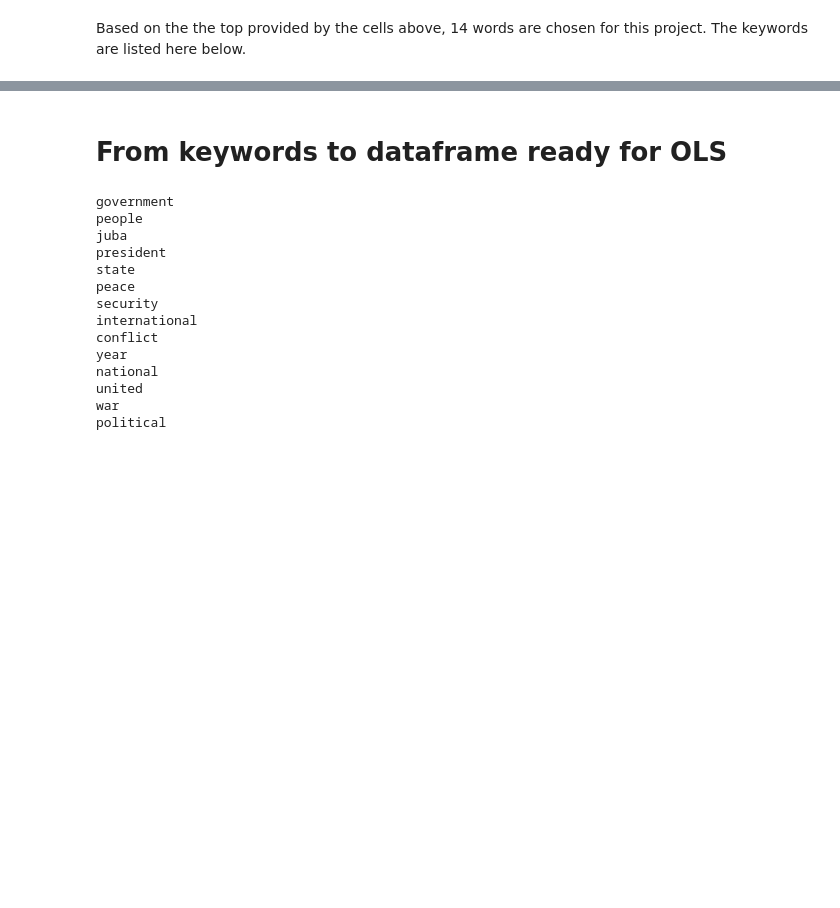
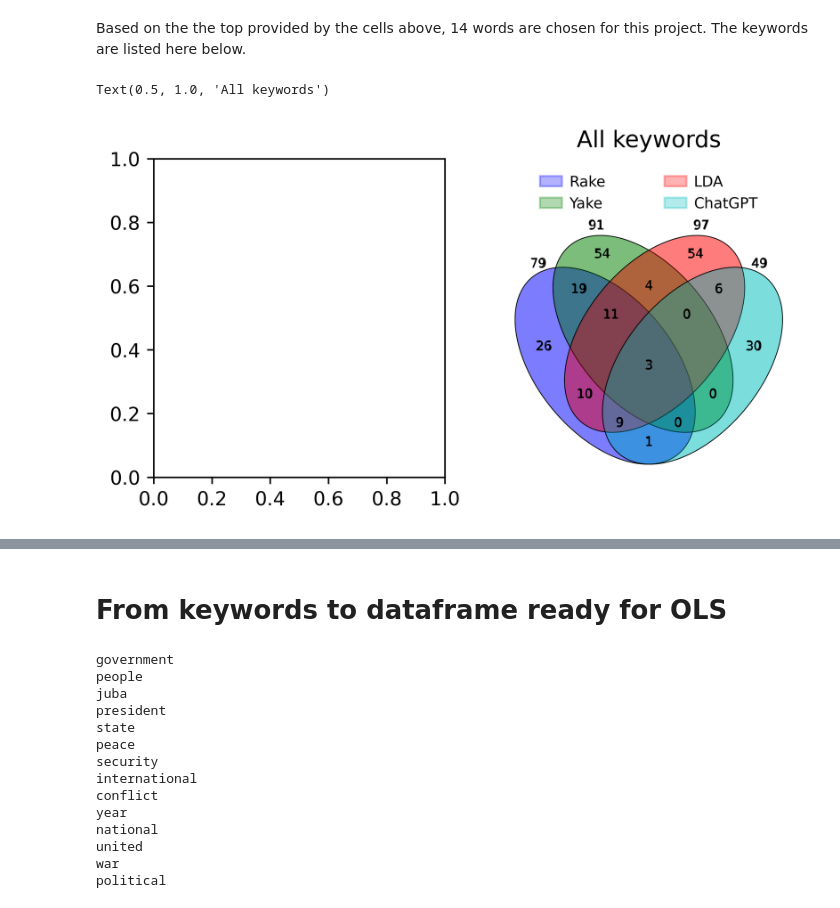
Before and after one commit to GielJW/JBG060-DC3-23-24-public, a Jupyter notebook: topic_modelling.ipynb, the cells around one changed output, grey strips where cells are left out. Saved outputs shown, nothing was run; the diff lists cells and outputs as text; code cells hidden in the pictures; blank space fills up the shorter version.

Commit message:
error analysis and graphs keywords

```diff
--- a/topic_modelling.ipynb
+++ b/topic_modelling.ipynb
@@ -271,0 +477,36 @@ chosen_keywords_yake_summary = ['president', 'jonglei','uganda', 'abyei', 'macha
+# %%
+chosen_keywords_chatgpt = set([x.lower() for x in chosen_keywords_chatgpt])
+chosen_keywords_yake_paragraphs_post2015 = [x.lower() for x in chosen_keywords_yake_paragraphs_post2015]
+chosen_keywords_yake_summary_post2015= [x.lower() for x in chosen_keywords_yake_summary_post2015]
+chosen_keywords_yake_paragraphs_pre2015= [x.lower() for x in chosen_keywords_yake_paragraphs_pre2015]
+chosen_keywords_yake_summary_pre2015= [x.lower() for x in chosen_keywords_yake_summary_pre2015]
+# %%
+all_keywords_yake_pre2015 = chosen_keywords_yake_summary_pre2015 + chosen_keywords_yake_paragraphs_pre2015
+all_keywords_yake_post2015 = chosen_keywords_yake_summary_post2015 + chosen_keywords_yake_paragraphs_post2015
+all_keywords_rake_pre2015 = chosen_keywords_rake_summary_pre2015 + chosen_keywords_rake_paragraphs_pre2015
+all_keywords_rake_post2015 = chosen_keywords_rake_summary_post2015 + chosen_keywords_rake_paragraphs_post2015
+all_keywords_rake = all_keywords_rake_post2015 + all_keywords_rake_pre2015
+all_keywords_yake = all_keywords_yake_post2015 + all_keywords_yake_pre2015
+# %%
+from venny4py.venny4py import *
+
+#dict of sets
+sets = {
+    'Rake': set(all_keywords_rake),
+    'Yake': set(all_keywords_yake),
+    'LDA': set(chosen_keywords_lda),
+    'ChatGPT': set(chosen_keywords_chatgpt)}
+
+from venny4py.venny4py import *
+import matplotlib.pyplot as plt
+%matplotlib inline
+
+fig, axes = plt.subplots(1, 2, figsize=(6, 3), dpi=600)
+ax = axes[1]
+venny4py(sets=sets, size=3, asax=ax)
+
+venny4py(sets=sets, asax=ax)
+ax.set_title('All keywords')
+# %% [output]
+Text(0.5, 1.0, 'All keywords')
+[figure, added]
```
Also changed, not shown: parts of 17 cells of this notebook, 3 other files.
